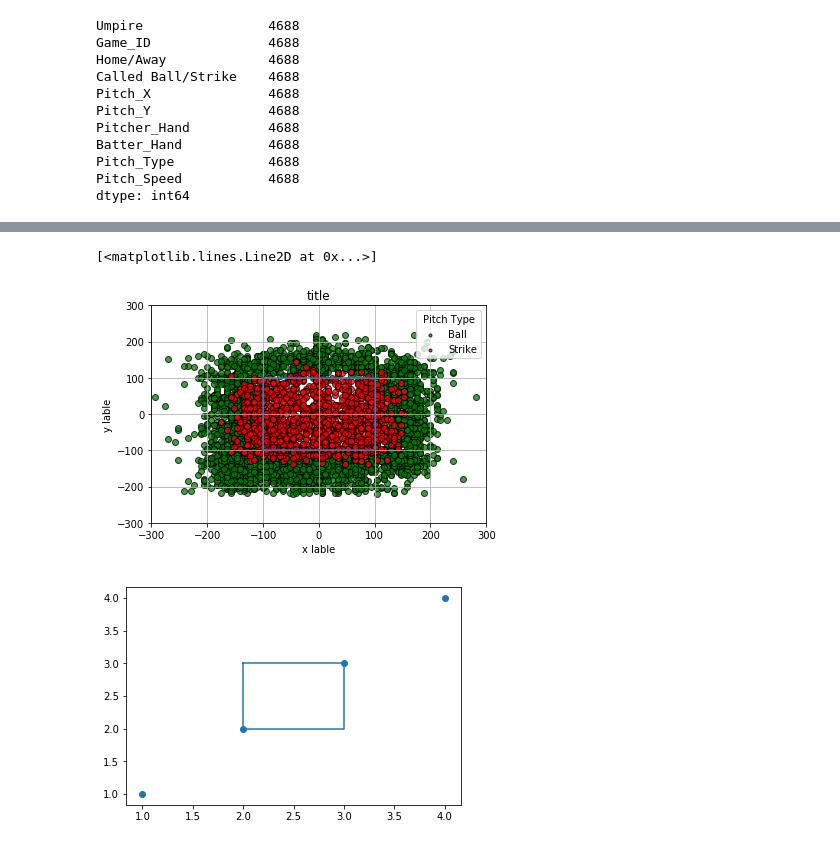
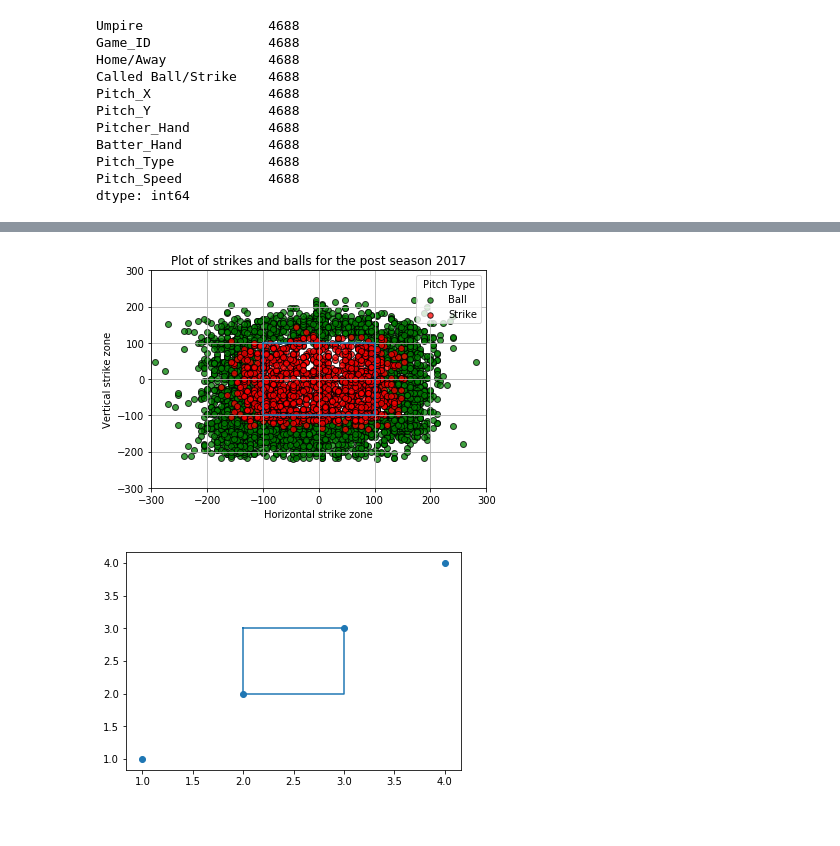
Before and after one commit to ForrestMcDougal/MLB-Postseason-Umpire-Analysis, a Jupyter notebook: Charts.ipynb, the cells around one changed output, grey strips where cells are left out. Cells and saved outputs as stored; diff of their text form; code cells hidden in the pictures.

```diff
--- a/Charts.ipynb
+++ b/Charts.ipynb
@@ -73,42 +73,41 @@ plt.xlim(-300,300)
 
 x_axis_b = balls["Pitch_X"]
 y_axis_b = balls["Pitch_Y"]
 x_axis_s = strikes["Pitch_X"]
 y_axis_s = strikes["Pitch_Y"]
 
 # set the colors
 # temp_plot = plt.scatter(x_axisu, y_axisu, marker="o", facecolors="lightcoral",edgecolors="black", s=10*dcu, alpha=0.75)
 temp_plot = plt.scatter(x_axis_b, y_axis_b, marker="o", facecolors="green",edgecolors="black", alpha=0.75)
 temp_plot = plt.scatter(x_axis_s, y_axis_s, marker="o", facecolors="red",edgecolors="black", alpha=0.75)
 
 plt.grid()
 
 # add the titleing (not the the \n is like a ^p for the text)
-plt.title("title")
-plt.xlabel("x lable")
-plt.ylabel("y lable")
+plt.title("Plot of strikes and balls for the post season 2017")
+plt.xlabel("Horizontal strike zone")
+plt.ylabel("Vertical strike zone")
 # We might want to put a note to the side so this is a placeholder
 # plt.text(42, 35, "Note: \nThe note goes here.")
 
 # create and size the ledgend
 lgnd= plt.legend(["Ball", "Strike"], loc=1, markerscale = .5, title="Pitch Type")
 # this part adds the pitch types, and makes all the dots in the legond the same size
-# lgnd.legendHandles[0]._sizes = [30]
-# lgnd.legendHandles[1]._sizes = [30]
+lgnd.legendHandles[0]._sizes = [30]
+lgnd.legendHandles[1]._sizes = [30]
 
 # adds a box to show the strike zone
 x = [-100, -100, 100, 100, -100]
 y = [100, -100, -100, 100, 100]
 plt.plot(x, y)
 
 
 
 
-#save the file
-# plt.savefig("../Images/image_name.png", bbox_inches="tight")
+# save the file
+plt.savefig("Images/Strikes-Balls.png", bbox_inches="tight")
 # %% [output]
-[<matplotlib.lines.Line2D at 0x...>]
-[figure, old version]
+[figure, new version]
 # %%
 # Show plot
 plt.show()
```
